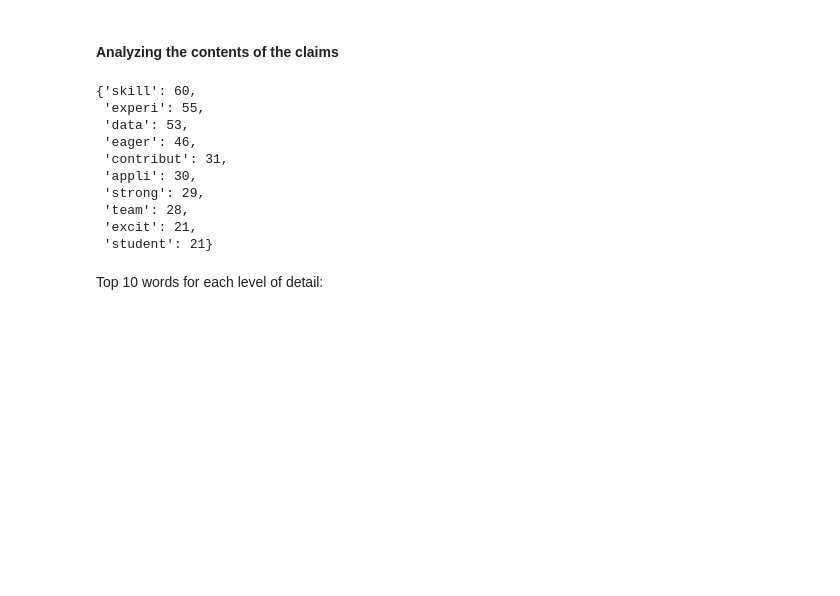
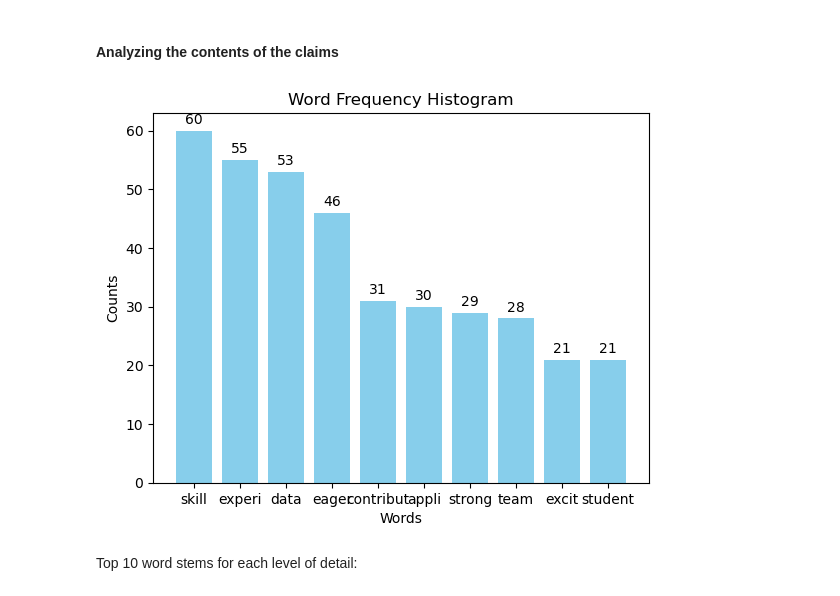
Before and after one commit to SebWae/generative-assignment-RoDS, a Jupyter notebook: claim_variation.ipynb, the cells around one changed output. Drawn from its saved outputs; the diff is of its cells as text; code cells hidden in the pictures; blank space fills up the shorter version.

Commit message:
counting word stems for lod and claim type

```diff
--- a/claim_variation.ipynb
+++ b/claim_variation.ipynb
@@ -105,19 +106,22 @@ def count_stem_freqs(df, text_col, top_n):
     top_n = dict(sorted(word_counts.items(), key=lambda item: item[1], reverse=True)[:top_n])
 
     return top_n
-# %%
-count_stem_freqs(claim_df, "Claim", 10)
-# %% [output]
-{'skill': 60,
- 'experi': 55,
- 'data': 53,
- 'eager': 46,
- 'contribut': 31,
- 'appli': 30,
- 'strong': 29,
- 'team': 28,
- 'excit': 21,
- 'student': 21}
+# %%
+top_n = 10
+top_10_words_overall = count_stem_freqs(claim_df, "Claim", top_n)
+
+words, counts = zip(*top_10_words_overall.items())
+
+# Plot the histogram
+bars = plt.bar(words, counts, color='skyblue')
+plt.bar(words, counts, color='skyblue')
+plt.xlabel('Words')
+plt.ylabel('Counts')
+plt.title('Word Frequency Histogram')
+plt.bar_label(bars, fmt='%d', padding=3)
+plt.show()
+# %% [output]
+[figure, added]
 # %% [markdown]
-Top 10 words for each level of detail:
+Top 10 word stems for each level of detail:
 # %%
```
Also changed, not shown: parts of 4 cells of this notebook.
